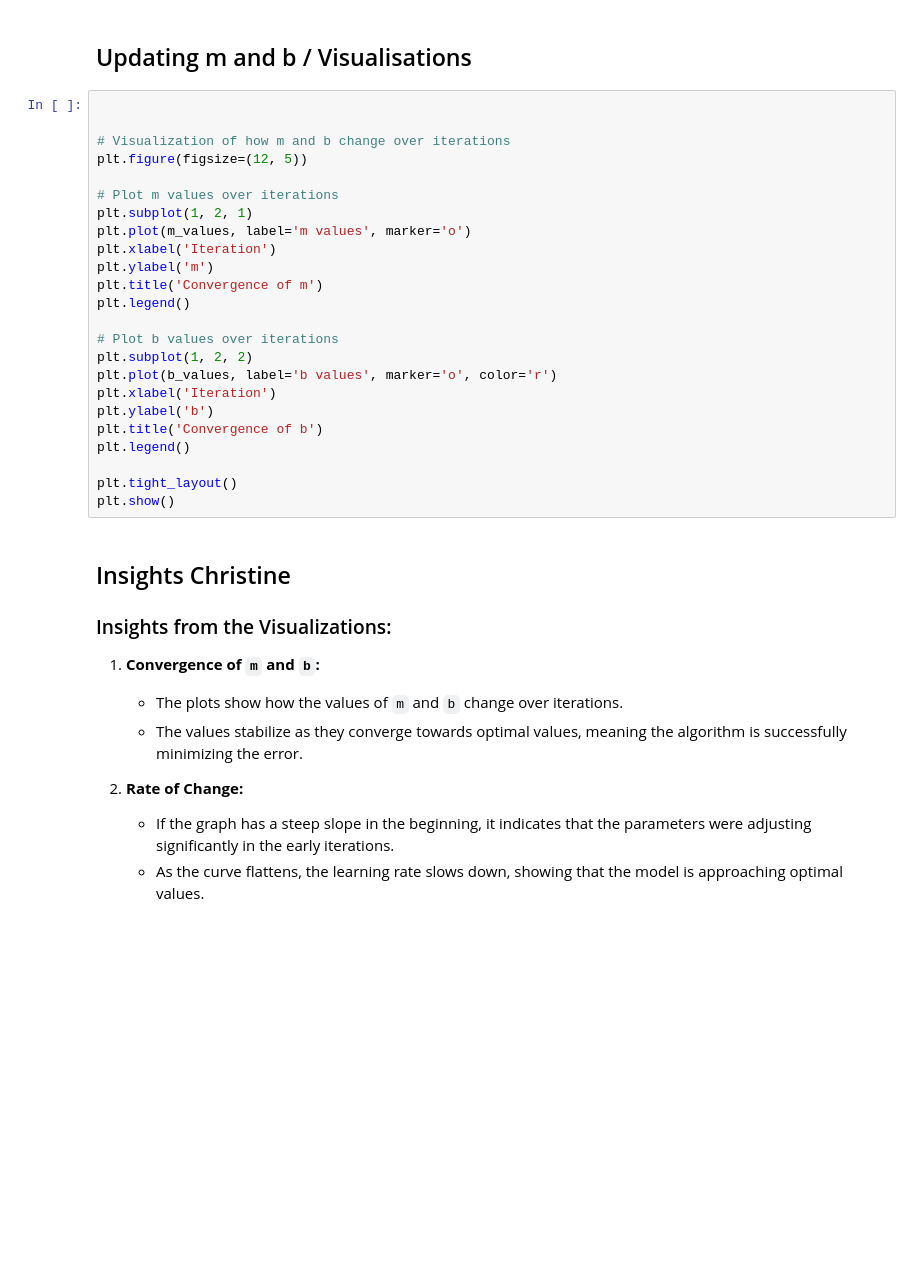
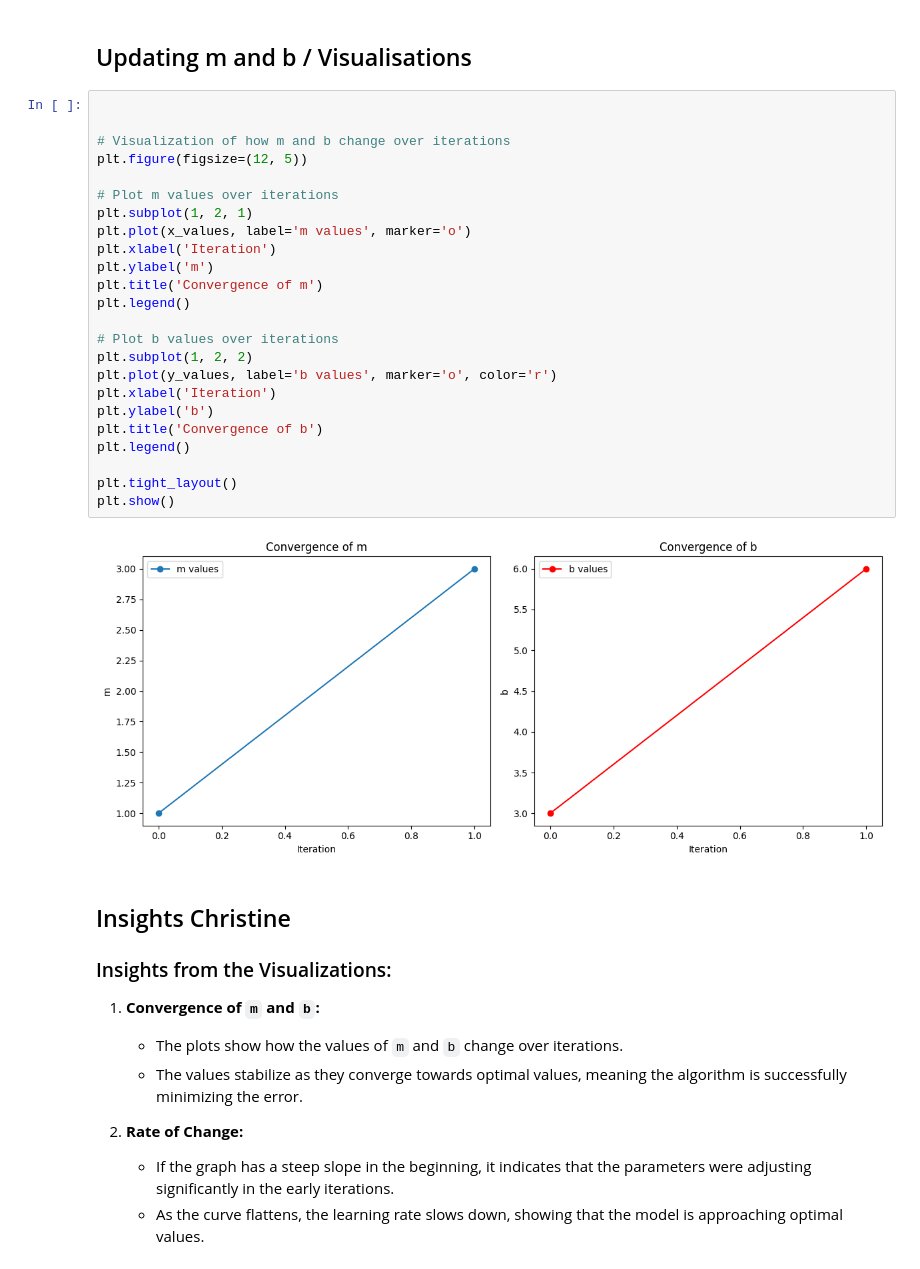
Before and after one commit to aimee-annabelle/Probability_distribution_ML_assignment, a Jupyter notebook: Probability_distribution_ML_assignment.ipynb, the cells around one changed output. Saved outputs shown, nothing was run; the diff lists cells and outputs as text; blank space fills up the shorter version.

Commit message:
Visual

```diff
--- a/Probability_distribution_ML_assignment.ipynb
+++ b/Probability_distribution_ML_assignment.ipynb
@@ -260,27 +268,29 @@ print(f"Final cost (MSE): {final_cost:.4f}")
 # %%
 
 
 # Visualization of how m and b change over iterations
 plt.figure(figsize=(12, 5))
 
 # Plot m values over iterations
 plt.subplot(1, 2, 1)
-plt.plot(m_values, label='m values', marker='o')
+plt.plot(x_values, label='m values', marker='o')
 plt.xlabel('Iteration')
 plt.ylabel('m')
 plt.title('Convergence of m')
 plt.legend()
 
 # Plot b values over iterations
 plt.subplot(1, 2, 2)
-plt.plot(b_values, label='b values', marker='o', color='r')
+plt.plot(y_values, label='b values', marker='o', color='r')
 plt.xlabel('Iteration')
 plt.ylabel('b')
 plt.title('Convergence of b')
 plt.legend()
 
 plt.tight_layout()
 plt.show()
+# %% [output]
+[figure, added]
 # %% [markdown]
 ## Insights Christine
 
```
Also changed, not shown: parts of 1 cell of this notebook.
